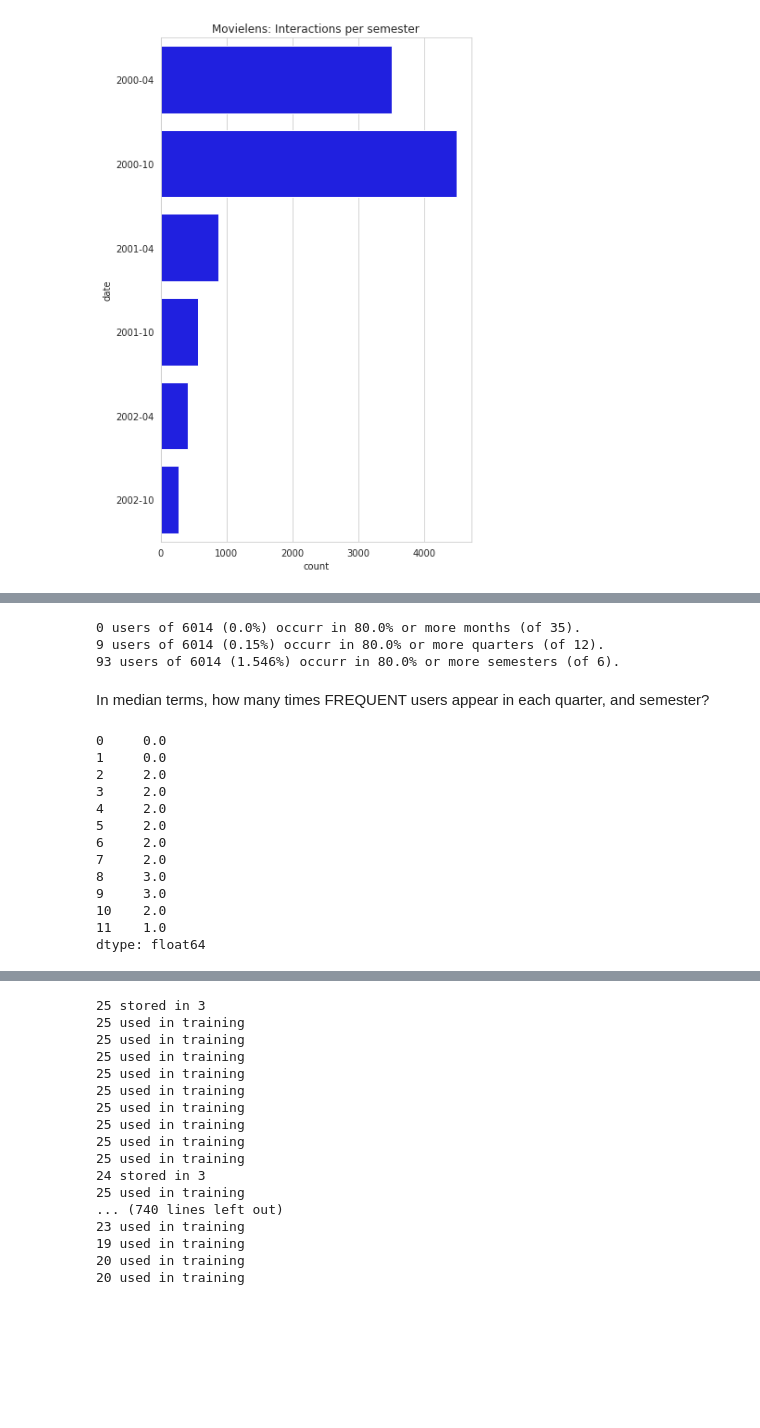
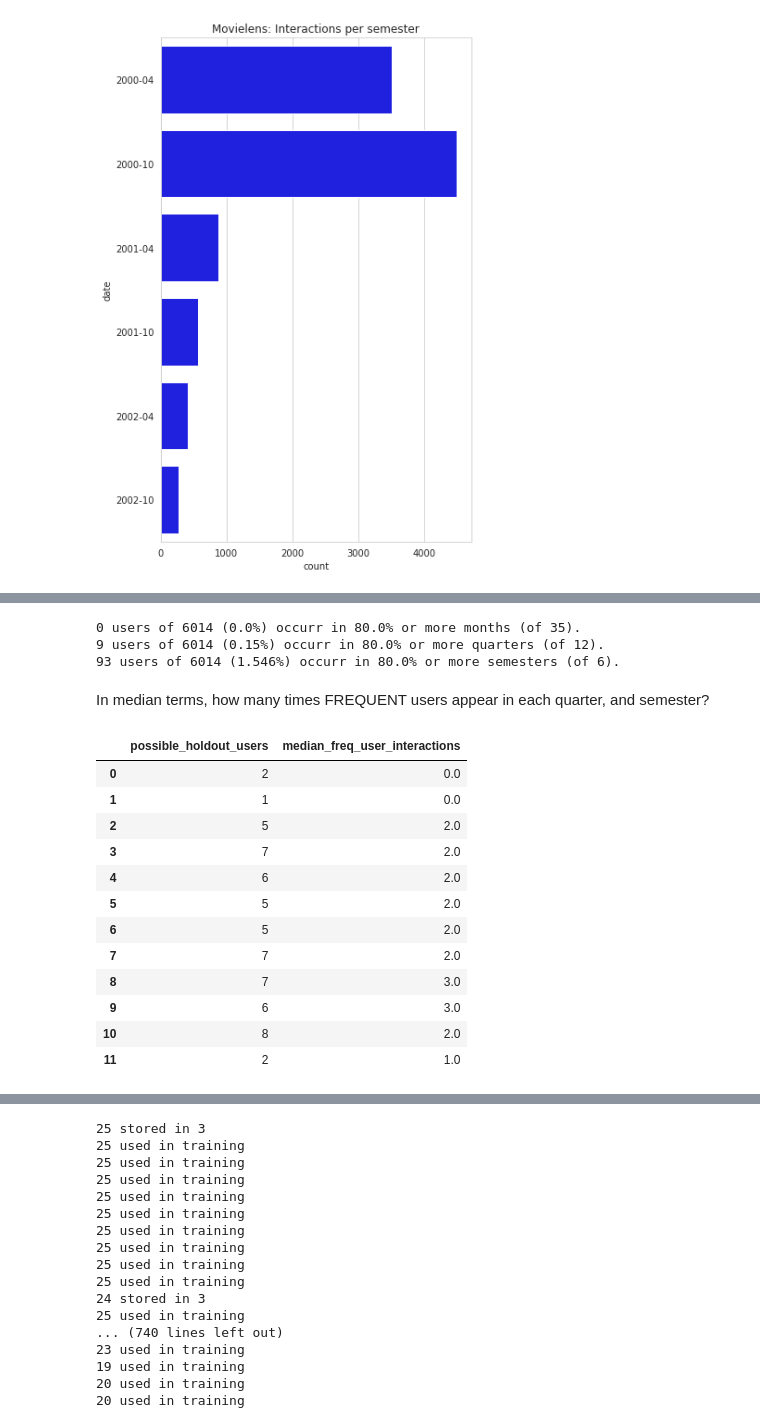
Before and after one commit to Key0412/streamRec-forgetting, a Jupyter notebook: notebooks/Avaliação de Dataset - Movielens.ipynb, the cells around one changed output, grey strips where cells are left out. Saved outputs shown, nothing was run; the diff lists cells and outputs as text; code cells hidden in the pictures; blank space fills up the shorter version.

```diff
--- a/notebooks/Avaliação de Datasets.ipynb
+++ b/notebooks/Avaliação de Dataset - Movielens.ipynb
@@ -235,3 +57,5 @@ user_semestre_interactions = pd.DataFrame( user_semestre_interactions ).T
+# %%
+user_presence_df, user_month_interactions, trimestres, user_trimestre_interactions, semestres, user_semestre_interactions = get_interactions_info(data=data, user_col='UserID')
 # %%
 user_presence_df.head()
 # %% [output]
@@ -261,34 +84,0 @@ How many times FREQUENT users (occur in 80% or more intervals) are there?
-# %%
-# defining threshold
-frequency_threshold = 0.8
-
-# getting frequent users per month
-frequent_users_month = user_presence_df[user_presence_df['month_%']>=frequency_threshold ]['UserID'].values
-# percentage of users that are *frequent in months
-print(
-f'''{len(frequent_users_month)} users \
-of {user_presence_df['UserID'].nunique()} \
-({round( 100*len(frequent_users_month) / data['UserID'].nunique(), 3)}%) occurr in {frequency_threshold*100}% or more months (of {user_month_interactions["date"].nunique()}).'''
-)
-
-# getting frequent users per quarter
-frequent_users_trimestre = user_presence_df[user_presence_df['trimestre_%']>=frequency_threshold ]['UserID'].values
-# percentage of users that are *frequent in quarters
-print(
-f'''{len(frequent_users_trimestre)} users \
-of {user_presence_df['UserID'].nunique()} \
-({round( 100*len( frequent_users_trimestre ) / data["UserID"].nunique(), 3)}%) occurr in {frequency_threshold*100}% or more quarters (of {len( trimestres) +1}).'''
-)
-
-# getting frequent users per semester
-frequent_users_semestre = user_presence_df[user_presence_df['semestre_%']>=frequency_threshold ]['UserID'].values
-# percentage of users that are *frequent in semesters
-print(
-f'''{len(frequent_users_semestre)} users \
-of {user_presence_df['UserID'].nunique()} \
-({round( 100*len( frequent_users_semestre ) / data["UserID"].nunique(), 3)}%) occurr in {frequency_threshold*100}% or more semesters (of {len( semestres) +1}).'''
-)
-# %% [output]
-0 users of 6014 (0.0%) occurr in 80.0% or more months (of 35).
-9 users of 6014 (0.15%) occurr in 80.0% or more quarters (of 12).
-93 users of 6014 (1.546%) occurr in 80.0% or more semesters (of 6).
@@ -295,19 +88,27 @@ of {user_presence_df['UserID'].nunique()} \
+# %%
+frequent_users_month, frequent_users_trimestre, frequent_users_semestre = get_frequent_users(user_presence_df, frequency_threshold=frequency_threshold)
+# %% [output]
+0 users of 6014 (0.0%) occurr in 80.0% or more months (of 35).
+9 users of 6014 (0.15%) occurr in 80.0% or more quarters (of 12).
+93 users of 6014 (1.546%) occurr in 80.0% or more semesters (of 6).
 # %% [markdown]
 In median terms, how many times FREQUENT users appear in each quarter, and semester?
-# %%
-user_trimestre_interactions.loc[frequent_users_trimestre].median(axis=0)
-# %% [output]
-0     0.0
-1     0.0
-2     2.0
-3     2.0
-4     2.0
-5     2.0
-6     2.0
-7     2.0
-8     3.0
-9     3.0
-10    2.0
-11    1.0
-dtype: float64
+# %%
+freq_user_quarter_info = get_frequent_user_statistics(
+    interactions_df=user_trimestre_interactions, frequent_users_list=frequent_users_trimestre)
+freq_user_quarter_info
+# %% [output]
+|  | possible_holdout_users | median_freq_user_interactions |
+| 0 | 2 | 0.0 |
+| 1 | 1 | 0.0 |
+| 2 | 5 | 2.0 |
+| 3 | 7 | 2.0 |
+| 4 | 6 | 2.0 |
+| 5 | 5 | 2.0 |
+| 6 | 5 | 2.0 |
+| 7 | 7 | 2.0 |
+| 8 | 7 | 3.0 |
+| 9 | 6 | 3.0 |
+| 10 | 8 | 2.0 |
+| 11 | 2 | 1.0 |
 # %%
```
Also changed, not shown: parts of 38 cells of this notebook, 11 other files.
